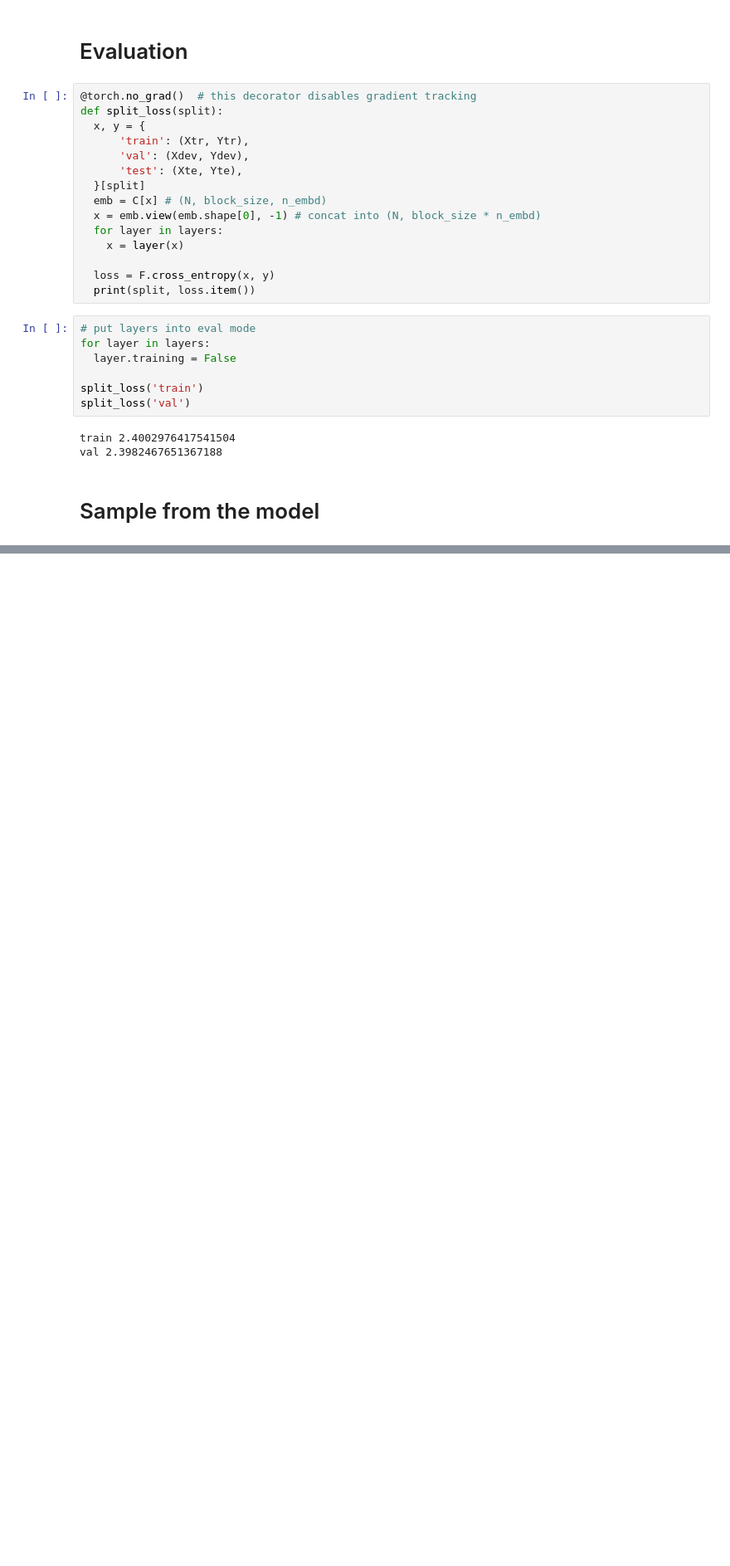
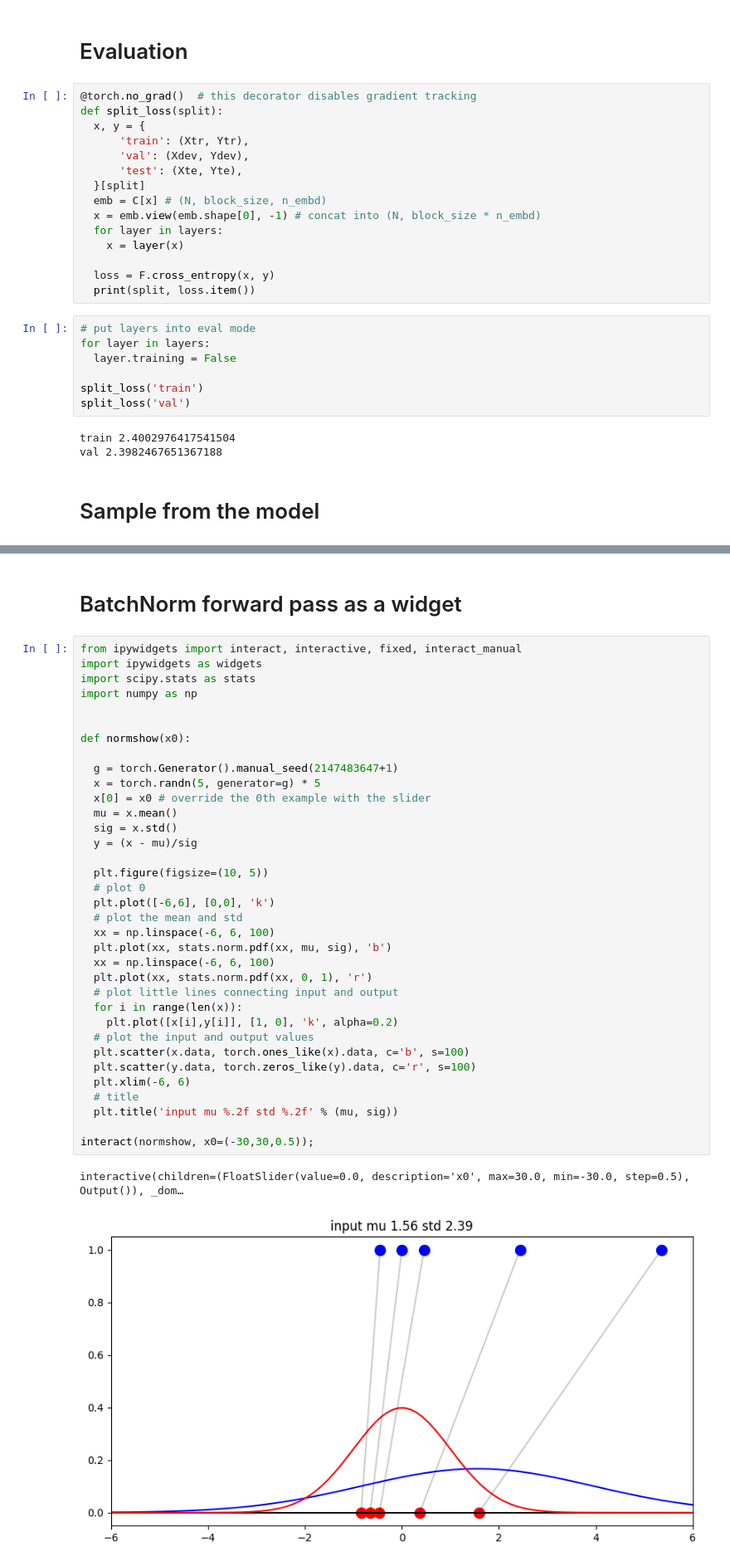
Before and after one commit to amirAHS2000/nn_and_dl, a Jupyter notebook: makemore_part3_bn.ipynb, the cells around one changed output, grey strips where cells are left out. Shown at 83% size. Drawn from its saved outputs; the diff is of its cells as text; blank space fills up the shorter version.

```diff
--- a/makemore_part3_bn.ipynb
+++ b/makemore_part3_bn.ipynb
@@ -519,0 +560,40 @@ for _ in range(20):
+# %% [markdown]
+# BatchNorm forward pass as a widget
+# %%
+from ipywidgets import interact, interactive, fixed, interact_manual
+import ipywidgets as widgets
+import scipy.stats as stats
+import numpy as np
+
+
+def normshow(x0):
+
+  g = torch.Generator().manual_seed(2147483647+1)
+  x = torch.randn(5, generator=g) * 5
+  x[0] = x0 # override the 0th example with the slider
+  mu = x.mean()
+  sig = x.std()
+  y = (x - mu)/sig
+
+  plt.figure(figsize=(10, 5))
+  # plot 0
+  plt.plot([-6,6], [0,0], 'k')
+  # plot the mean and std
+  xx = np.linspace(-6, 6, 100)
+  plt.plot(xx, stats.norm.pdf(xx, mu, sig), 'b')
+  xx = np.linspace(-6, 6, 100)
+  plt.plot(xx, stats.norm.pdf(xx, 0, 1), 'r')
+  # plot little lines connecting input and output
+  for i in range(len(x)):
+    plt.plot([x[i],y[i]], [1, 0], 'k', alpha=0.2)
+  # plot the input and output values
+  plt.scatter(x.data, torch.ones_like(x).data, c='b', s=100)
+  plt.scatter(y.data, torch.zeros_like(y).data, c='r', s=100)
+  plt.xlim(-6, 6)
+  # title
+  plt.title('input mu %.2f std %.2f' % (mu, sig))
+
+interact(normshow, x0=(-30,30,0.5));
+# %% [output]
+interactive(children=(FloatSlider(value=0.0, description='x0', max=30.0, min=-30.0, step=0.5), Output()), _dom…
+[figure, added]
```
Also changed, not shown: parts of 7 cells of this notebook.
